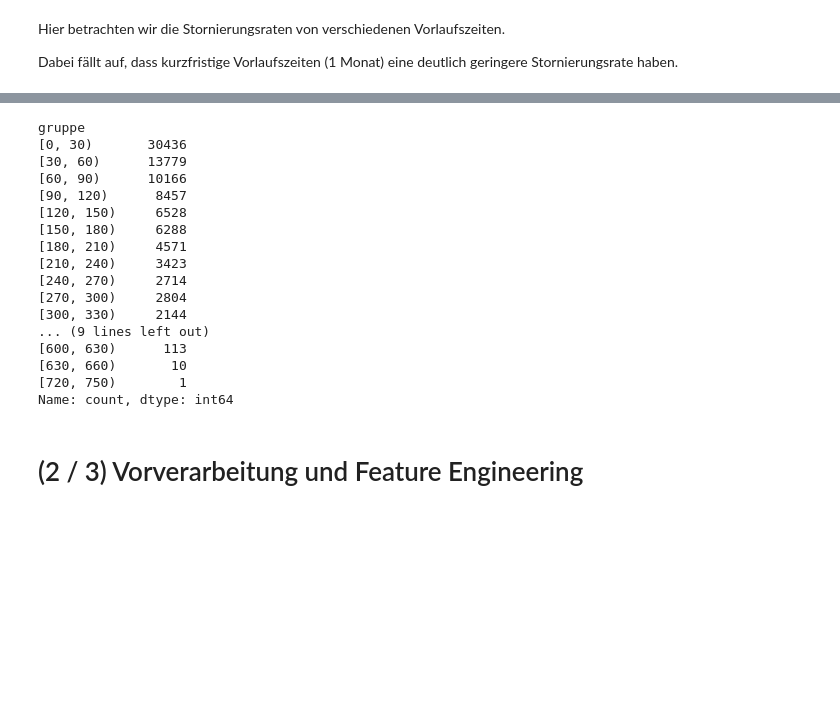
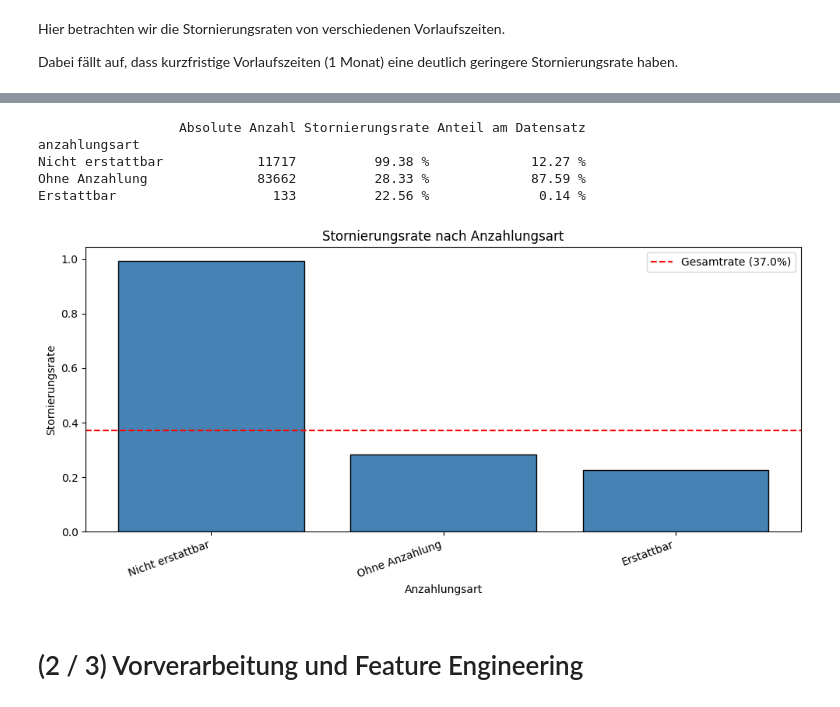
Before and after one commit to vasv1011/semester-3-projekte, a Jupyter notebook: Maschinelles Lernen 1/project_submission.ipynb, the cells around one changed output, grey strips where cells are left out. Saved outputs shown, nothing was run; the diff lists cells and outputs as text; code cells hidden in the pictures; blank space fills up the shorter version.

```diff
--- a/ML/Projekt/project_submission.ipynb
+++ b/Maschinelles Lernen 1/project_submission.ipynb
@@ -153,23 +153,42 @@ plt.show()
-# %%
-gruppe_stats["count"]
-# %% [output]
-gruppe
-[0, 30)       30436
-[30, 60)      13779
-[60, 90)      10166
-[90, 120)      8457
-[120, 150)     6528
-[150, 180)     6288
-[180, 210)     4571
-[210, 240)     3423
-[240, 270)     2714
-[270, 300)     2804
-[300, 330)     2144
-... (9 lines left out)
-[600, 630)      113
-[630, 660)       10
-[720, 750)        1
-Name: count, dtype: int64
+# %%
+fig, ax = plt.subplots(figsize=(10, 5))
+
+gruppe_stats = df_train.groupby("anzahlungsart")["storniert"].agg(["mean", "count"]).sort_values("mean", ascending=False)
+
+storno_rate = gruppe_stats["mean"]
+anteil = gruppe_stats["count"] / len(df_train)
+
+print(
+    pd.DataFrame(
+        {
+            "Absolute Anzahl": gruppe_stats["count"],
+            "Stornierungsrate": (storno_rate * 100).round(2).astype(str) + " %",
+            "Anteil am Datensatz": (anteil * 100).round(2).astype(str) + " %",
+        }
+    )
+)
+
+ax.bar(range(len(storno_rate)), storno_rate.values, color="steelblue", edgecolor="black")
+ax.axhline(
+    df_train["storniert"].mean(), color="red", linestyle="--", linewidth=1.5, label=f"Gesamtrate ({df_train['storniert'].mean():.1%})"
+)
+
+ax.set_xticks(range(len(storno_rate)))
+ax.set_xticklabels(storno_rate.index, rotation=20, ha="right")
+ax.set_ylabel("Stornierungsrate")
+ax.set_xlabel("Anzahlungsart")
+ax.legend()
+
+plt.title("Stornierungsrate nach Anzahlungsart")
+plt.tight_layout()
+plt.show()
+# %% [output]
+                  Absolute Anzahl Stornierungsrate Anteil am Datensatz
+anzahlungsart
+Nicht erstattbar            11717          99.38 %             12.27 %
+Ohne Anzahlung              83662          28.33 %             87.59 %
+Erstattbar                    133          22.56 %              0.14 %
+[figure, added]
 # %% [markdown]
 # (2 / 3) Vorverarbeitung und Feature Engineering
 # %%
```
Also changed, not shown: parts of 5 cells of this notebook, 36 other files.
